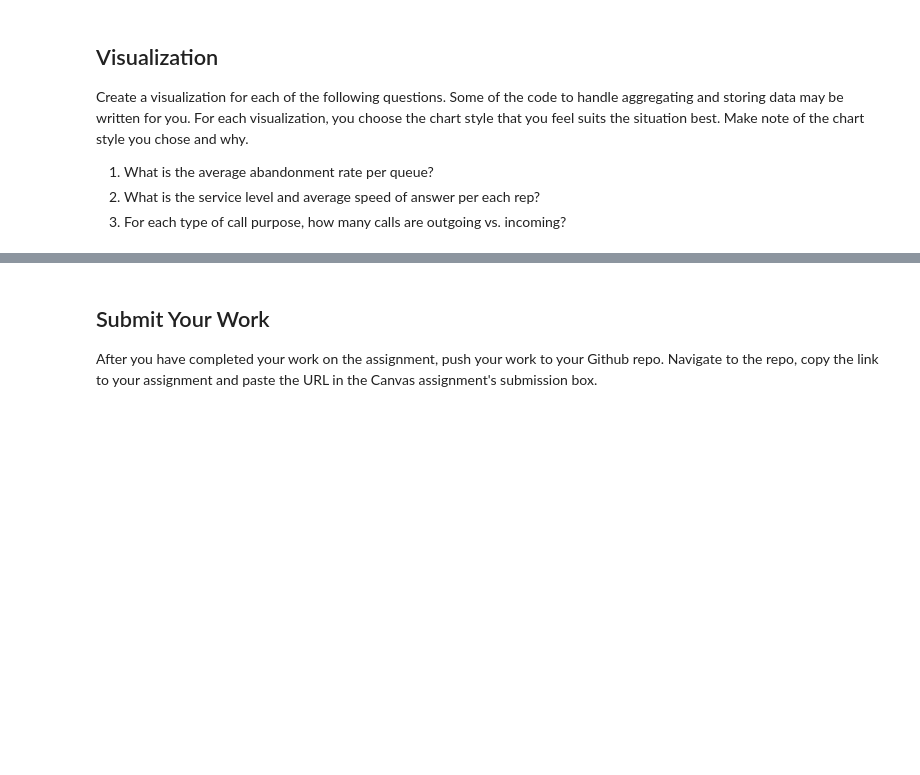
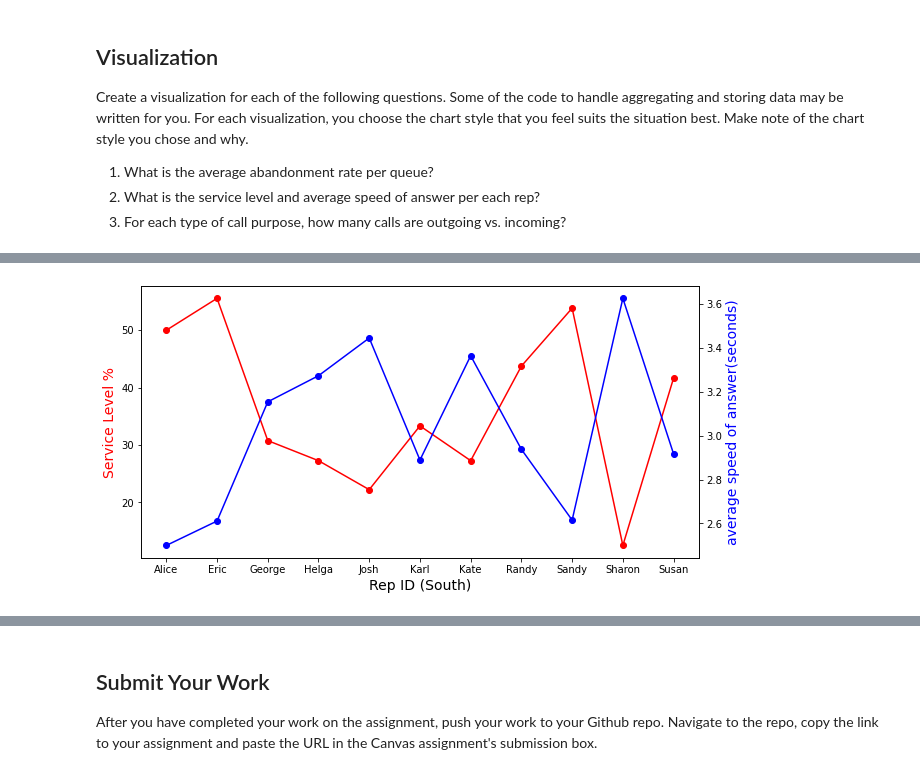
Before and after one commit to dnakagiri/call-center-cleanup-assignment, a Jupyter notebook: Call Center Cleanup.ipynb, the cells around one changed output, grey strips where cells are left out. Cells and saved outputs as stored; diff of their text form; code cells hidden in the pictures; blank space fills up the shorter version.

```diff
--- a/Call Center Cleanup.ipynb
+++ b/Call Center Cleanup.ipynb
@@ -472 +534,50 @@ KeyError: 'queue_dict'
+# %%
+# south_plt contains the data for the average speed of answer of each rep (south call center)
+
+south_plt = south_df.groupby("Rep ID")["Incoming Wait Time"].mean().to_frame().reset_index()
+
+# Finding each Rep's Personal Service Level Percentage.  Basically, Calls within 2 secs / total calls
+
+# Table 1: Total Incoming calls less than 2 seconds grouped by Rep
+quick_calls_sth = south_df[south_df["Incoming Wait Time"] <= 2.0]
+quick_reps_sth = quick_calls_sth[["Rep ID", "Calls"]]
+quick_stats_sth = quick_reps_sth.groupby(["Rep ID"]).sum()  # Final Table
+
+
+# Table 2: Total Incoming Calls Only grouped by Rep
+total_calls_in_sth = south_df[south_df["Incoming or Outgoing"] == "Incoming"]
+rep_calls_sth = total_calls_in_sth[["Rep ID", "Calls"]]
+total_stats_sth = rep_calls_sth.groupby(["Rep ID"]).sum() # Final Table
+
+#  Table 3: Service Level Percentage created via merge
+service_level_sth = pd.merge(quick_stats_sth, total_stats_sth, on="Rep ID")
+
+# Create Percentage Column in Table 3
+service_level_sth["Service Level %"] = service_level_sth["Calls_x"]/service_level_sth["Calls_y"] * 100
+
+# Create new table showing both service level and average speed of answer of each rep
+service_speed_sth = pd.merge(service_level_sth, south_plt, on="Rep ID")
+
+
+# dual axis chart
+
+# create figure and axis objects with subplots()
+# fig,ax = plt.subplots()
+fig = plt.figure(figsize=(10,5))
+ax = fig.add_subplot()
+# make a plot
+ax.plot(service_speed_sth['Rep ID'], service_speed_sth['Service Level %'], color="red", marker="o")
+# set x-axis label
+ax.set_xlabel('Rep ID (South)', fontsize=14)
+# set y-axis label
+ax.set_ylabel('Service Level %', color="red", fontsize=14)
+
+# twin object for two different y-axis on the sample plot
+ax2 = ax.twinx()
+# make a plot with different y-axis using second axis object
+ax2.plot(service_speed_sth['Rep ID'], service_speed_sth['Incoming Wait Time'], color="blue",marker="o")
+ax2.set_ylabel('average speed of answer(seconds)', color="blue", fontsize=14)
+plt.show()
+# %% [output]
+[figure, added]
 # %%
```
Also changed, not shown: parts of 8 cells of this notebook.
